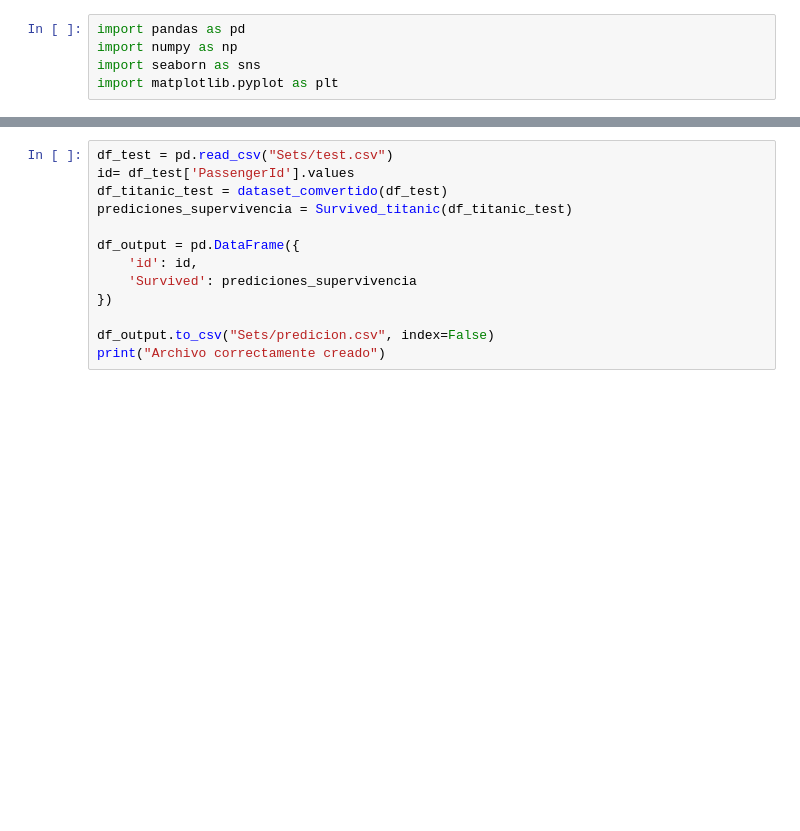
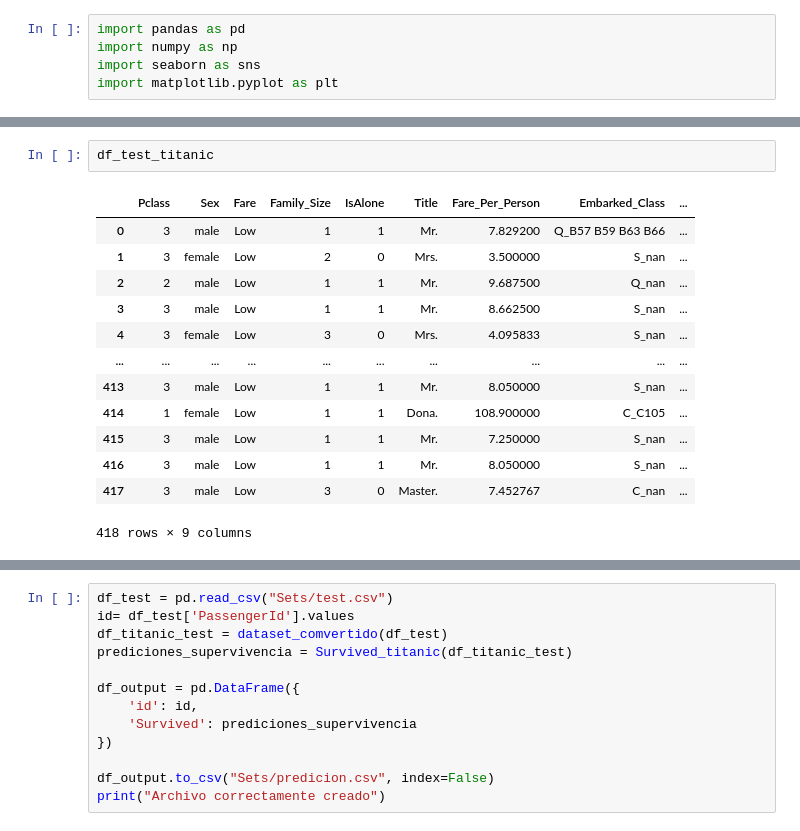
Before and after one commit to David2003006/Inteligencia-Artificial, a Jupyter notebook: Titanic/Practica4.ipynb, the cells around one changed output, grey strips where cells are left out. Drawn from its saved outputs; the diff is of its cells as text; blank space fills up the shorter version.

```diff
--- a/Titanic/Practica4.ipynb
+++ b/Titanic/Practica4.ipynb
@@ -58,0 +72,16 @@ dtype: int64
+# %%
+df_test_titanic
+# %% [output]
+|  | Pclass | Sex | Fare | Family_Size | IsAlone | Title | Fare_Per_Person | Embarked_Class | ... |
+| 0 | 3 | male | Low | 1 | 1 | Mr. | 7.829200 | Q_B57 B59 B63 B66 | ... |
+| 1 | 3 | female | Low | 2 | 0 | Mrs. | 3.500000 | S_nan | ... |
+| 2 | 2 | male | Low | 1 | 1 | Mr. | 9.687500 | Q_nan | ... |
+| 3 | 3 | male | Low | 1 | 1 | Mr. | 8.662500 | S_nan | ... |
+| 4 | 3 | female | Low | 3 | 0 | Mrs. | 4.095833 | S_nan | ... |
+| ... | ... | ... | ... | ... | ... | ... | ... | ... | ... |
+| 413 | 3 | male | Low | 1 | 1 | Mr. | 8.050000 | S_nan | ... |
+| 414 | 1 | female | Low | 1 | 1 | Dona. | 108.900000 | C_C105 | ... |
+| 415 | 3 | male | Low | 1 | 1 | Mr. | 7.250000 | S_nan | ... |
+| 416 | 3 | male | Low | 1 | 1 | Mr. | 8.050000 | S_nan | ... |
+| 417 | 3 | male | Low | 3 | 0 | Master. | 7.452767 | C_nan | ... |
+418 rows × 9 columns
```
Also changed, not shown: parts of 19 cells of this notebook.
